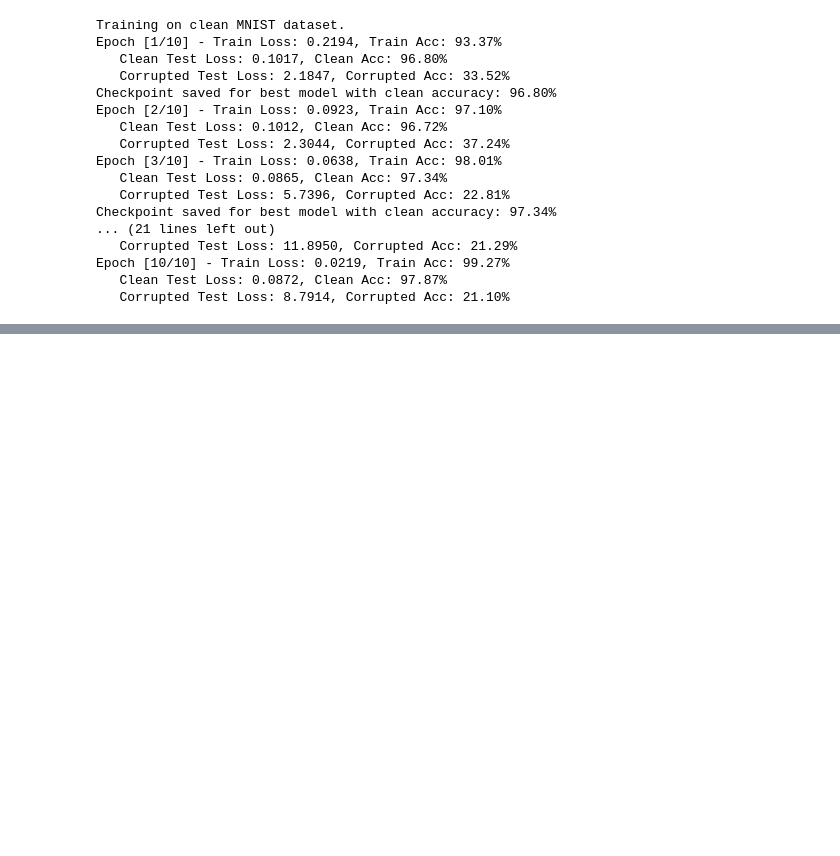
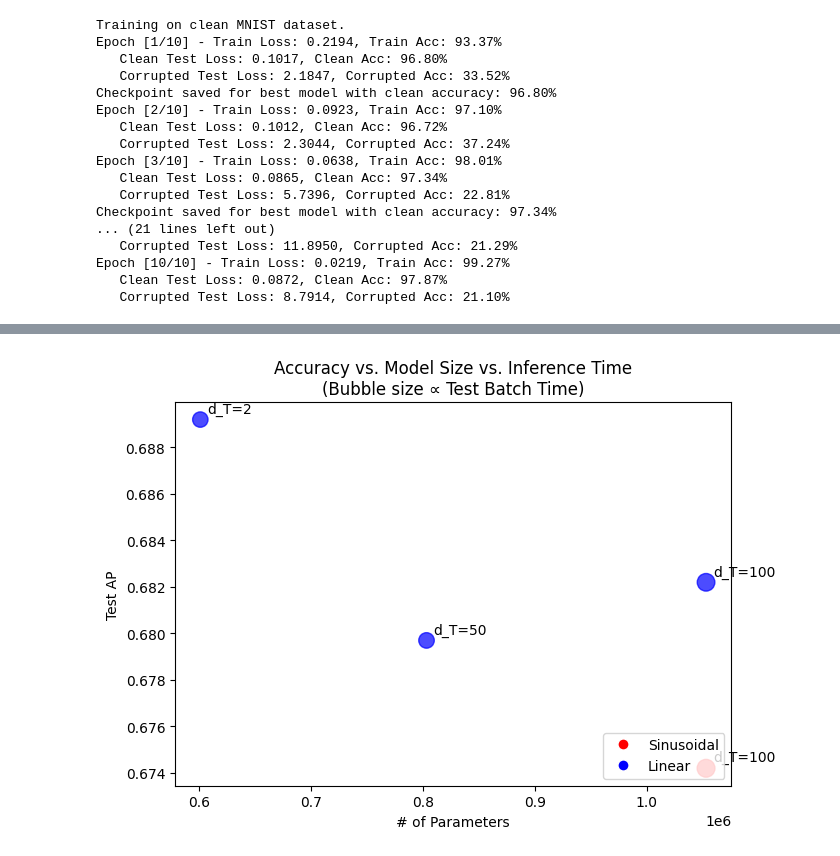
Before and after one commit to aaronhan223/watch, a Jupyter notebook: Podkopaev_Ramdas_Code/mnist_watch.ipynb, the cells around one changed output, grey strips where cells are left out. Saved outputs shown, nothing was run; the diff lists cells and outputs as text; code cells hidden in the pictures; blank space fills up the shorter version.

```diff
--- a/Podkopaev_Ramdas_Code/mnist_watch.ipynb
+++ b/Podkopaev_Ramdas_Code/mnist_watch.ipynb
@@ -490,0 +527,72 @@ math.pow(46, 2)
+# %%
+data = [
+    {
+        "label": "Sinusoidal d_T=100",
+        "encoder": "Sinusoidal",
+        "d_T": 100,
+        "test_ap": 0.6742,
+        "params": 1052945,
+        "time": 0.16444
+    },
+    {
+        "label": "Linear d_T=100",
+        "encoder": "Linear",
+        "d_T": 100,
+        "test_ap": 0.6822,
+        "params": 1052945,
+        "time": 0.16088
+    },
+    {
+        "label": "Linear d_T=50",
+        "encoder": "Linear",
+        "d_T": 50,
+        "test_ap": 0.6797,
+        "params": 803345,
+        "time": 0.12506
+    },
+    {
+        "label": "Linear d_T=2",
+        "encoder": "Linear",
+        "d_T": 2,
+        "test_ap": 0.6892,
+        "params": 601361,
+        "time": 0.12277
+    },
+]
+
+# Separate data for plotting
+x = [d["params"] for d in data]      # number of parameters
+y = [d["test_ap"] for d in data]     # test AP
+sizes = [d["time"] * 1000 for d in data]  # scale bubble sizes for visibility
+colors = ["red" if d["encoder"] == "Sinusoidal" else "blue" for d in data]
+
+fig, ax = plt.subplots(figsize=(7,5))
+
+# Draw scatter points
+scatter = ax.scatter(x, y, s=sizes, c=colors, alpha=0.7)
+
+# Label each point with d_T
+for d in data:
+    ax.annotate(f"d_T={d['d_T']}",
+                (d["params"], d["test_ap"]),
+                textcoords="offset points",
+                xytext=(5,5))
+
+ax.set_xlabel("# of Parameters")
+ax.set_ylabel("Test AP")
+ax.set_title("Accuracy vs. Model Size vs. Inference Time\n(Bubble size ∝ Test Batch Time)")
+
+# Create a legend for the encoders (Sinusoidal vs. Linear)
+from matplotlib.lines import Line2D
+legend_elements = [
+    Line2D([0], [0], marker='o', color='w', label='Sinusoidal',
+           markerfacecolor='red', markersize=8),
+    Line2D([0], [0], marker='o', color='w', label='Linear',
+           markerfacecolor='blue', markersize=8)
+]
+ax.legend(handles=legend_elements, loc='lower right')
+
+plt.tight_layout()
+plt.show()
+# %% [output]
+[figure, added]
```
Also changed, not shown: parts of 5 cells of this notebook, 9 other files.
